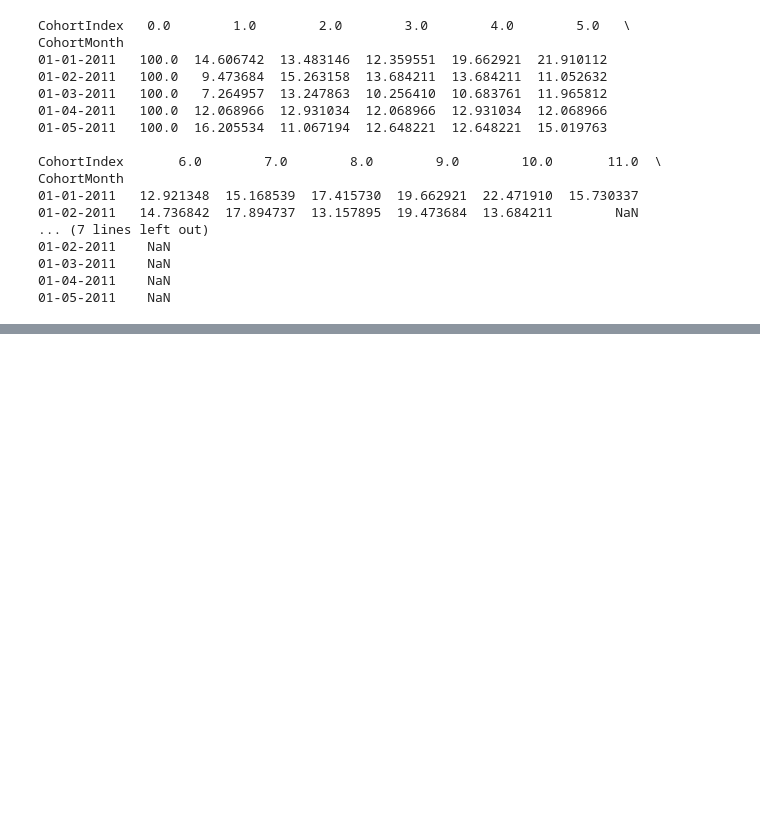
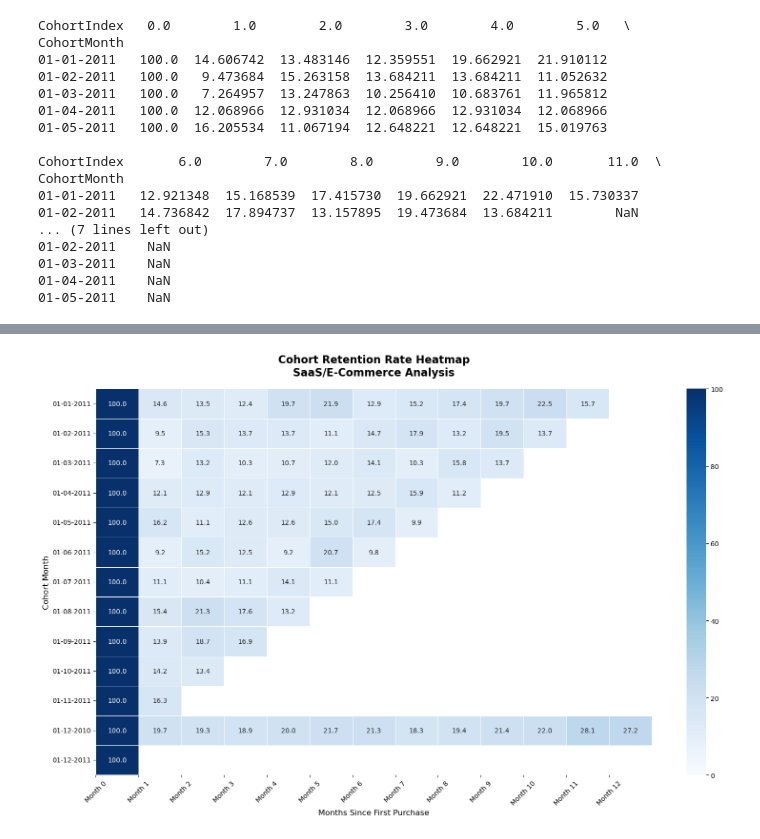
Before and after one commit to kalanidy/Infotact-intern-project-2-, a Jupyter notebook: yash/week 4/WEEK4WORK1.ipynb, the cells around one changed output, grey strips where cells are left out. Cells and saved outputs as stored; diff of their text form; code cells hidden in the pictures; blank space fills up the shorter version.

```diff
--- a/yash/week 4/WEEK4WORK1.ipynb
+++ b/yash/week 4/WEEK4WORK1.ipynb
@@ -69,0 +94,24 @@ CohortMonth
+# %%
+plt.figure(figsize=(16, 10))
+sns.heatmap(
+    retention_matrix,
+    annot=True,
+    fmt='.1f',
+    cmap='Blues',
+    linewidths=0.5,
+    vmin=0,
+    vmax=100
+)
+plt.title('Cohort Retention Rate Heatmap\nSaaS/E-Commerce Analysis',
+          fontsize=16, fontweight='bold', pad=20)
+plt.xlabel('Months Since First Purchase', fontsize=12)
+plt.ylabel('Cohort Month', fontsize=12)
+plt.xticks(
+    range(len(retention_matrix.columns)),
+    [f"Month {int(i)}" for i in retention_matrix.columns],
+    rotation=45
+)
+plt.tight_layout()
+plt.show()
+# %% [output]
+[figure, added]
```
Also changed, not shown: parts of 5 cells of this notebook.
